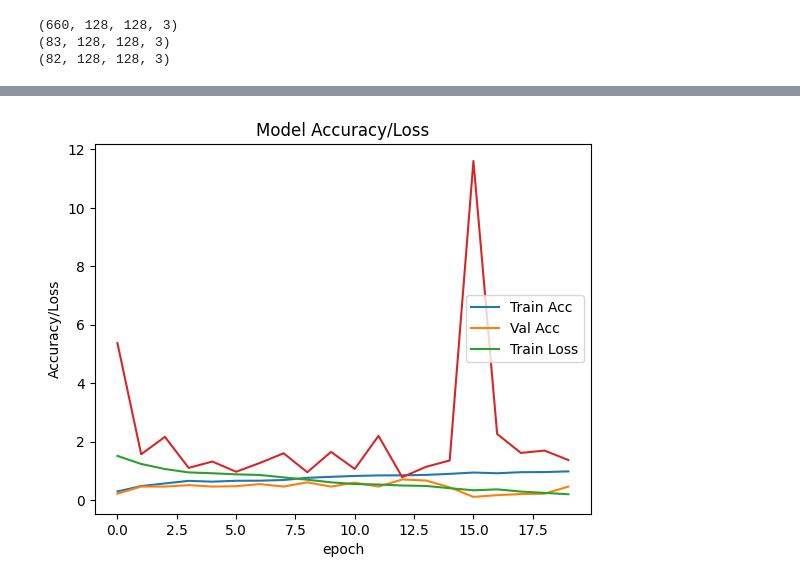
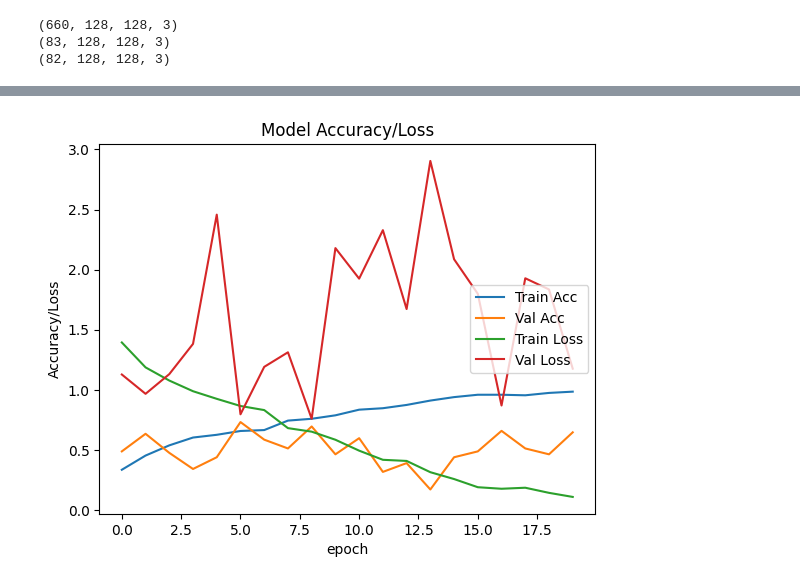
Before and after one commit to Snrbsk/btk-manisa-yapayZeka, a Jupyter notebook: day-9/CNN.ipynb, the cells around one changed output, grey strips where cells are left out. Cells and saved outputs as stored; diff of their text form; code cells hidden in the pictures.

```diff
--- a/day-9/CNN.ipynb
+++ b/day-9/CNN.ipynb
@@ -14,7 +14,7 @@ for i, folderName in enumerate(folderNames):
             img = cv2.resize(cv2.imread(os.path.join(folderPath, file)),
                              (128, 128), interpolation=cv2.INTER_LINEAR) / 255.0
             XSample.append(np.asarray(img))
-            ySample.append(i-1)
+            ySample.append(i)
 XSample = np.array(XSample)
 ySample = np.array(ySample)
 print(XSample.shape)
@@ -82,6 +82,8 @@ model = models.Sequential()
 model.add(layers.Conv2D(256,(3,3), activation="relu", input_shape = (128,128,3)))
 model.add(layers.MaxPooling2D((2,2)))
 model.add(layers.Conv2D(128,(3,3), activation="relu"))
+model.add(layers.MaxPooling2D((2,2)))
+model.add(layers.Conv2D(64,(3,3), activation="relu"))
 model.add(layers.MaxPooling2D((2,2)))
 
 model.add(layers.Flatten())
@@ -95,7 +97,7 @@ model.add(layers.Dense(4, activation="softmax"))
 model.summary()
 
 #adam yerine rmsprop?
-model.compile(optimizer='adam', loss = tf.keras.losses.SparseCategoricalCrossentropy(from_logits=True),
+model.compile(optimizer='rmsprop', loss = tf.keras.losses.SparseCategoricalCrossentropy(from_logits=True),
     metrics=['accuracy'])
 history = model.fit(XTrain, yTrain, epochs=20, validation_data=(XVal,yVal))
 # %% [output]
@@ -141,16 +142,16 @@ Epoch 20/20
 # %%
 import matplotlib.pyplot as plt
 plt.plot(history.history['accuracy'])
 plt.plot(history.history['val_accuracy'])
 plt.plot(history.history['loss'])
 plt.plot(history.history['val_loss'])
 plt.title('Model Accuracy/Loss')
 plt.ylabel('Accuracy/Loss')
 plt.xlabel('epoch')
-plt.legend(['Train Acc','Val Acc','Train Loss'], loc='center right')
+plt.legend(['Train Acc','Val Acc','Train Loss','Val Loss'], loc='center right')
 plt.show()
 # %% [output]
-[figure, old version]
+[figure, new version]
 # %%
 from sklearn.metrics import classification_report, confusion_matrix, ConfusionMatrixDisplay
 import matplotlib.pyplot as plt
```
Also changed, not shown: parts of 2 cells of this notebook.
